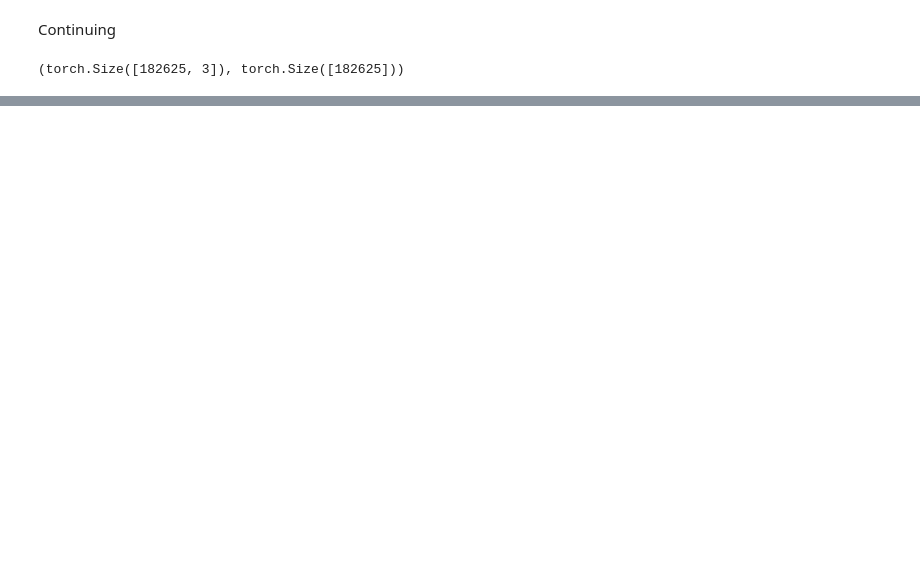
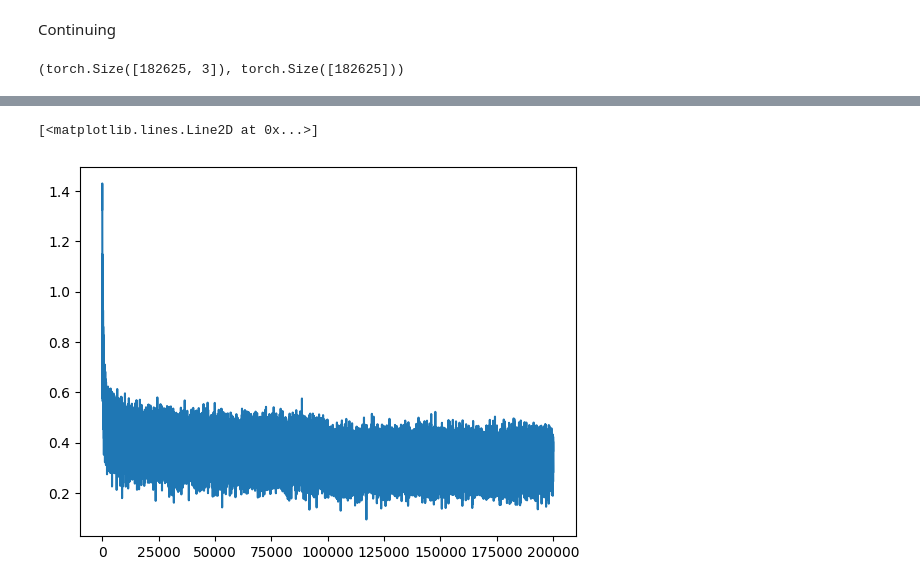
Before and after one commit to ryan-mangeno/seq-gen-torch, a Jupyter notebook: makemore_mlp.ipynb, the cells around one changed output, grey strips where cells are left out. Drawn from its saved outputs; the diff is of its cells as text; code cells hidden in the pictures; blank space fills up the shorter version.

```diff
--- a/makemore_mlp.ipynb
+++ b/makemore_mlp.ipynb
@@ -232 +300,6 @@ plt.plot(lrs)
+# %%
+plt.plot(lossi) # before optimization
+# %% [output]
+[<matplotlib.lines.Line2D at 0x...>]
+[figure, added]
 # %%
```
Also changed, not shown: parts of 30 cells of this notebook.
